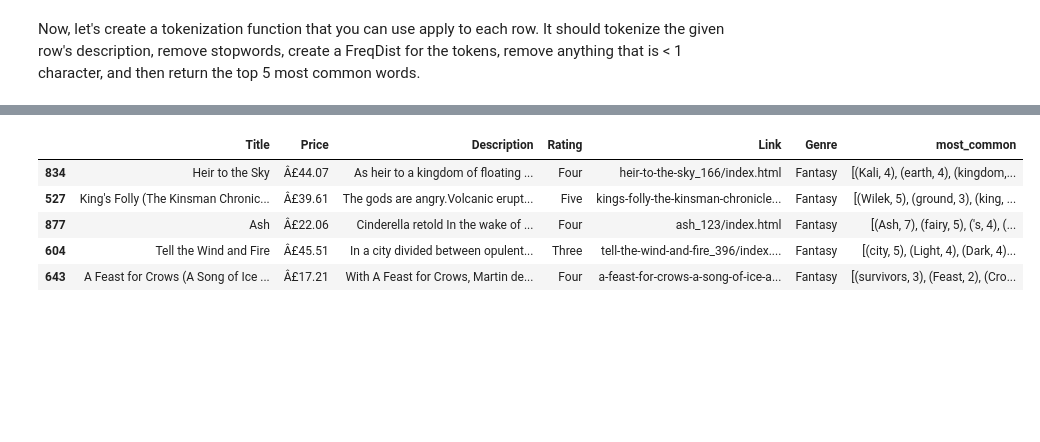
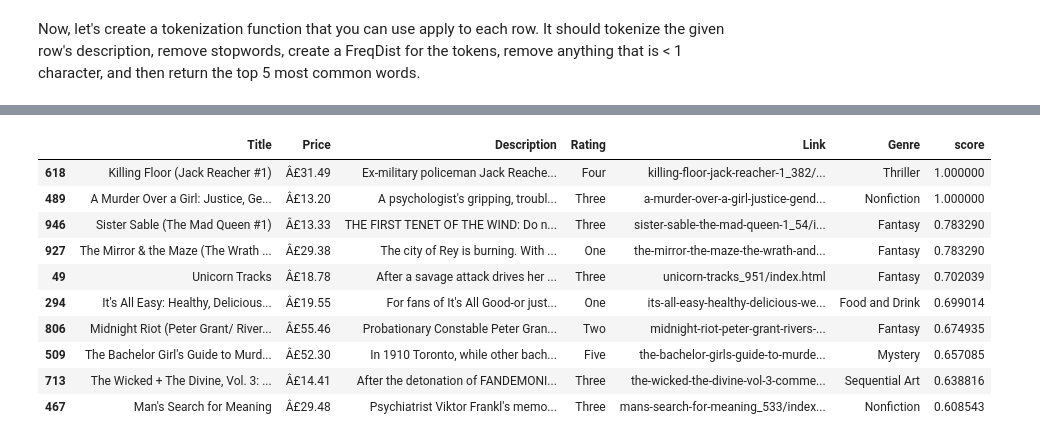
Before and after one commit to ZipCodeCore/DataEngineering.Labs.Libraries, a Jupyter notebook: Unstructured Data - Part 2/Unstructured Data - Part 2.ipynb, the cells around one changed output, grey strips where cells are left out. Cells and saved outputs as stored; diff of their text form; code cells hidden in the pictures; blank space fills up the shorter version.

Commit message:
vectorizing, scoring, cosine distances

```diff
--- a/Unstructured Data - Part 2/Unstructured Data - Part 2.ipynb
+++ b/Unstructured Data - Part 2/Unstructured Data - Part 2.ipynb
@@ -121,0 +262,5 @@ See the caveats in the documentation: https://pandas.pydata.org/pandas-docs/stab
+# %%
+#run the shuffled data through the vect class
+
+out_of_genre_vects = vect.transform(out_of_genre.Description)
+out_of_genre_vects
@@ -121,0 +270,4 @@ See the caveats in the documentation: https://pandas.pydata.org/pandas-docs/stab
+# %%
+#score these out of genre vectors against the average vector we created above
+
+out_of_genre_scores = cosine_distances(average_vector, out_of_genre_vects)
@@ -122,11 +301,24 @@ See the caveats in the documentation: https://pandas.pydata.org/pandas-docs/stab
+# %%
+#add the scores as a 'score' column to the out_of_sample df
+
+out_of_genre['score'] = out_of_genre_scores[0]
+# %%
+#sort the df by your score column, from highest value to lowest
+
+try_it_out = out_of_genre.sort_values(by='score', ascending=False)
 # %%
-#show the first few rows of your dataframe
+#show the first 10 rows of the df
 
-train.head()
+try_it_out.head(10)
 # %% [output]
-|  | Title | Price | Description | Rating | Link | Genre | most_common |
-| 834 | Heir to the Sky | Â£44.07 | As heir to a kingdom of floating ... | Four | heir-to-the-sky_166/index.html | Fantasy | [(Kali, 4), (earth, 4), (kingdom,... |
-| 527 | King's Folly (The Kinsman Chronic... | Â£39.61 | The gods are angry.Volcanic erupt... | Five | kings-folly-the-kinsman-chronicle... | Fantasy | [(Wilek, 5), (ground, 3), (king, ... |
-| 877 | Ash | Â£22.06 | Cinderella retold In the wake of ... | Four | ash_123/index.html | Fantasy | [(Ash, 7), (fairy, 5), ('s, 4), (... |
-| 604 | Tell the Wind and Fire | Â£45.51 | In a city divided between opulent... | Three | tell-the-wind-and-fire_396/index.... | Fantasy | [(city, 5), (Light, 4), (Dark, 4)... |
-| 643 | A Feast for Crows (A Song of Ice ... | Â£17.21 | With A Feast for Crows, Martin de... | Four | a-feast-for-crows-a-song-of-ice-a... | Fantasy | [(survivors, 3), (Feast, 2), (Cro... |
+|  | Title | Price | Description | Rating | Link | Genre | score |
+| 618 | Killing Floor (Jack Reacher #1) | Â£31.49 | Ex-military policeman Jack Reache... | Four | killing-floor-jack-reacher-1_382/... | Thriller | 1.000000 |
+| 489 | A Murder Over a Girl: Justice, Ge... | Â£13.20 | A psychologist's gripping, troubl... | Three | a-murder-over-a-girl-justice-gend... | Nonfiction | 1.000000 |
+| 946 | Sister Sable (The Mad Queen #1) | Â£13.33 | THE FIRST TENET OF THE WIND: Do n... | Three | sister-sable-the-mad-queen-1_54/i... | Fantasy | 0.783290 |
+| 927 | The Mirror & the Maze (The Wrath ... | Â£29.38 | The city of Rey is burning. With ... | One | the-mirror-the-maze-the-wrath-and... | Fantasy | 0.783290 |
+| 49 | Unicorn Tracks | Â£18.78 | After a savage attack drives her ... | Three | unicorn-tracks_951/index.html | Fantasy | 0.702039 |
+| 294 | It's All Easy: Healthy, Delicious... | Â£19.55 | For fans of It's All Good-or just... | One | its-all-easy-healthy-delicious-we... | Food and Drink | 0.699014 |
+| 806 | Midnight Riot (Peter Grant/ River... | Â£55.46 | Probationary Constable Peter Gran... | Two | midnight-riot-peter-grant-rivers-... | Fantasy | 0.674935 |
+| 509 | The Bachelor Girl's Guide to Murd... | Â£52.30 | In 1910 Toronto, while other bach... | Five | the-bachelor-girls-guide-to-murde... | Mystery | 0.657085 |
+| 713 | The Wicked + The Divine, Vol. 3: ... | Â£14.41 | After the detonation of FANDEMONI... | Three | the-wicked-the-divine-vol-3-comme... | Sequential Art | 0.638816 |
+| 467 | Man's Search for Meaning | Â£29.48 | Psychiatrist Viktor Frankl's memo... | Three | mans-search-for-meaning_533/index... | Nonfiction | 0.608543 |
```
Also changed, not shown: parts of 30 cells of this notebook.
